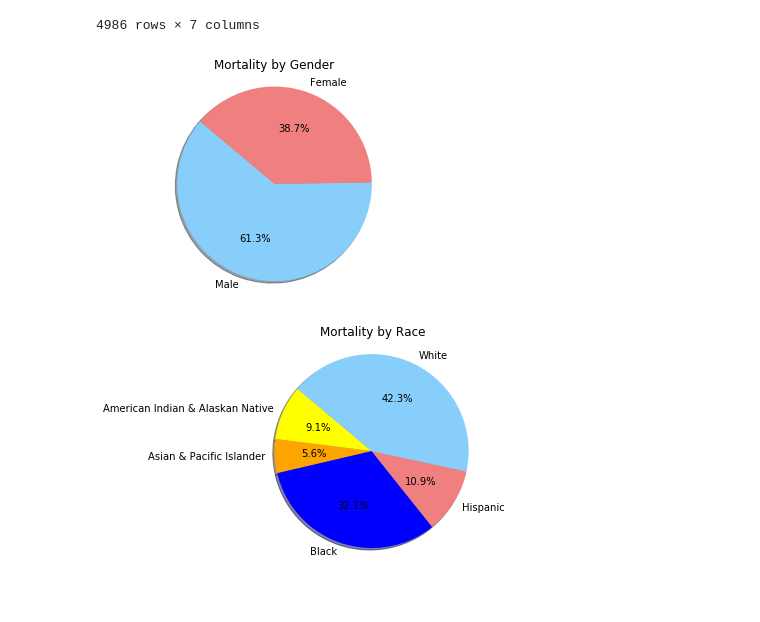
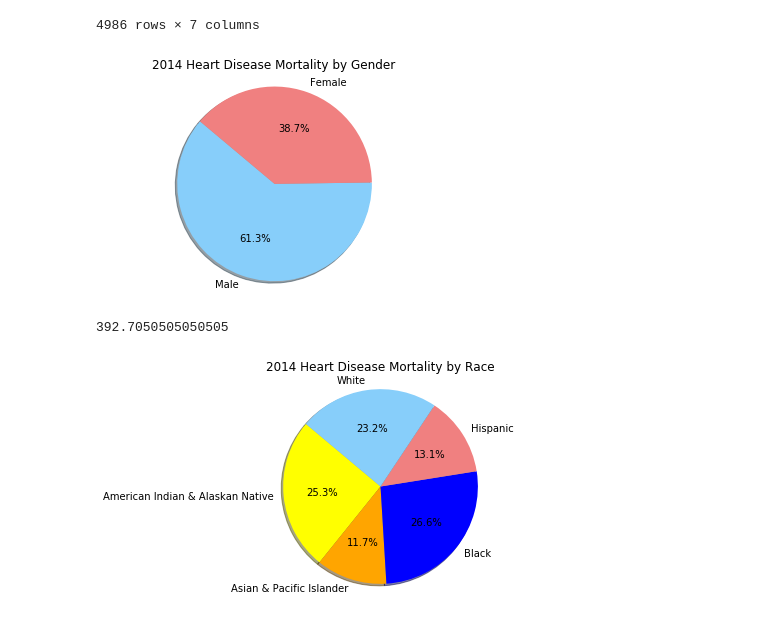
Before and after one commit to patrickmheembrock/ProjectRepo, a Jupyter notebook: Patricks Updates/Data Analysis Notebook - Pie Graphs.ipynb, the cells around one changed output. Cells and saved outputs as stored; diff of their text form; code cells hidden in the pictures.

Commit message:
Adding most recent chart info

```diff
--- a/Patricks Updates/Data Analysis Notebook - Pie Graphs.ipynb
+++ b/Patricks Updates/Data Analysis Notebook - Pie Graphs.ipynb
@@ -91,7 +92,7 @@ colors = ["lightskyblue", "lightcoral"]
 # Automatically finds the percentages of each part of the pie chart
 plt.pie(sizes, labels=labels, colors=colors,
         autopct="%1.1f%%", shadow=True, startangle=140)
-plt.title("Mortality by Gender")
+plt.title("2014 Heart Disease Mortality by Gender")
 
 # Tells matplotlib that we want a pie chart with equal axes
 plt.axis("equal")
@@ -99,54 +100,56 @@ plt.axis("equal")
 # Save Figure
 plt.savefig("Pie_Mortality_by_Gender.png")
 # %% [output]
-[figure, old version]
+[figure, new version]
 # %%
 #Pulling Mortality Rates by Race to Build Pie Chart Visualizations
 
 #American Indian and Alaskan Native Mortality
 aian_mort = sample_counties.groupby(["Race/Ethnicity"]).get_group(("American Indian and Alaskan Native"))
 tot_aian_mort = aian_mort[(aian_mort["Gender"] == "Overall") &  (aian_mort["Race/Ethnicity"] == "American Indian and Alaskan Native")]
-tot_aian_mort = tot_aian_mort["Deaths per 100,000"].sum()
+tot_aian_mort = tot_aian_mort["Deaths per 100,000"].mean()
 
 #Asian and Pacific Islander Mortality
 api_mort = sample_counties.groupby(["Race/Ethnicity"]).get_group(("Asian and Pacific Islander"))
 tot_api_mort = api_mort[(api_mort["Gender"] == "Overall") &  (api_mort["Race/Ethnicity"] == "Asian and Pacific Islander")]
-tot_api_mort = tot_api_mort["Deaths per 100,000"].sum()
+tot_api_mort = tot_api_mort["Deaths per 100,000"].mean()
 
 #Black Mortality
 blk_mort = sample_counties.groupby(["Race/Ethnicity"]).get_group(("Black"))
 tot_blk_mort = blk_mort[(blk_mort["Gender"] == "Overall") &  (blk_mort["Race/Ethnicity"] == "Black")]
-tot_blk_mort = tot_blk_mort["Deaths per 100,000"].sum()
+tot_blk_mort = tot_blk_mort["Deaths per 100,000"].mean()
 
 #Hispanic Mortality
 his_mort = sample_counties.groupby(["Race/Ethnicity"]).get_group(("Hispanic"))
 tot_his_mort = his_mort[(his_mort["Gender"] == "Overall") &  (his_mort["Race/Ethnicity"] == "Hispanic")]
-tot_his_mort = tot_his_mort["Deaths per 100,000"].sum()
+tot_his_mort = tot_his_mort["Deaths per 100,000"].mean()
 
 #White Mortality
 wht_mort = sample_counties.groupby(["Race/Ethnicity"]).get_group(("White"))
 tot_wht_mort = wht_mort[(wht_mort["Gender"] == "Overall") &  (wht_mort["Race/Ethnicity"] == "White")]
-tot_wht_mort = tot_wht_mort["Deaths per 100,000"].sum()
+tot_wht_mort = tot_wht_mort["Deaths per 100,000"].mean()
+# %% [output]
+392.7050505050505
 # %%
 ## Labels for the sections of our pie chart
 labels = ["American Indian & Alaskan Native", "Asian & Pacific Islander", "Black", "Hispanic", "White"]
 
 # The values of each section of the pie chart
 sizes = [tot_aian_mort, tot_api_mort, tot_blk_mort, tot_his_mort, tot_wht_mort]
 
 # The colors of each section of the pie chart
 colors = ["yellow", "orange", "blue", "lightcoral", "lightskyblue"]
 
 # Creates the pie chart based upon the values above
 # Automatically finds the percentages of each part of the pie chart
 plt.pie(sizes, labels=labels, colors=colors,
         autopct="%1.1f%%", shadow=True, startangle=140)
-plt.title("Mortality by Race")
+plt.title("2014 Heart Disease Mortality by Race")
 
 # Tells matplotlib that we want a pie chart with equal axes
 plt.axis("equal")
 
 # Save Figure
 plt.savefig("Pie_Mortality_by_Race.png")
 # %% [output]
-[figure, old version]
+[figure, new version]
```
Also changed, not shown: parts of 5 cells of this notebook, 3 other files.
